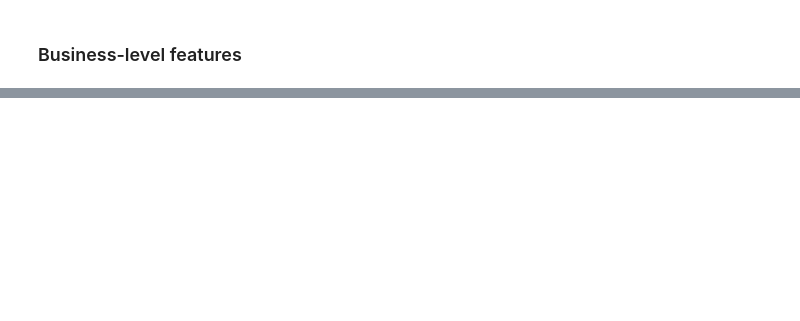
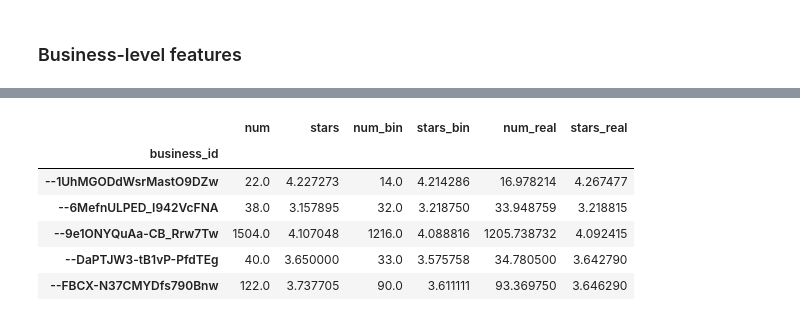
Before and after one commit to GioFic95/restaurant-recommendation-system, a Jupyter notebook: src/main_notebook.ipynb, the cells around one changed output, grey strips where cells are left out. Saved outputs shown, nothing was run; the diff lists cells and outputs as text; code cells hidden in the pictures; blank space fills up the shorter version.

Commit message:
historical features (part 5 - business-level features computed)

```diff
--- a/src/main_notebook.ipynb
+++ b/src/main_notebook.ipynb
@@ -31,8 +30,7 @@ We explore the resulting datasets:
 # %%
 dataset_list = _glob.glob("../dataset/[!checked]*.pickle")
 for d in dataset_list:
-    pickle_dataset = open(d, "rb")
-    dataset = _pickle.load(pickle_dataset)
+    dataset = _pd.read_pickle(d)
 
     f = _os.path.splitext(_os.path.basename(d))[0]
     c = ", ".join(list(dataset.columns))
@@ -259,7 +250,7 @@ users.head()
 | dD0gZpBctWGdWo9WlGuhlA | Angela | 3.703313 | 2014-05-22 | 17 | 0 | 5 | 30 | 14 | 4 | ... |
 | MM4RJAeH6yuaN8oZDSt0RA | Nancy | 3.703313 | 2013-10-23 | 361 | 4 | 39 | 1114 | 665 | 279 | ... |
 # %%
-def f(grouped):
+def _f(grouped):
     d = {}
 
     d['num'] = grouped['stars'].size
@@ -273,22 +264,3 @@ def f(grouped):
     d['stars_real'] = _np.average(grouped['stars'], weights=grouped['real_truth_score'])
 
     return _pd.Series(d, index=['num', 'stars', 'num_bin', 'stars_bin', 'num_real', 'stars_real'])
-
-grouped_reviews = review_hist.groupby('user_id').apply(f)
-
-# grouped = review_hist.groupby('user_id')
-#
-# group_sizes = grouped['review_id'].agg(_np.size)
-# group_stars = grouped['stars'].agg(_np.mean)
-#
-# group_sizes_bin = grouped['review_id'].agg(_np.size)
-# group_stars_bin = grouped['stars'].agg(_np.mean)
-#
-# group_sizes_real = grouped['review_id'].agg(_np.size)
-# group_stars_real = grouped['stars'].agg(_np.mean)
-#
-# grouped_reviews = _pd.DataFrame({'num':group_sizes, 'stars':group_stars,
-#                                  'num_bin':group_sizes_bin, 'stars_bin':group_stars_bin,
-#                                  'num_real':group_sizes_real, 'stars_real':group_stars_real})
-
-grouped_reviews.head()
@@ -413,3 +377,7 @@ restaurants = _pickle.load(pickle_restaurants)
+# %%
+restaurants = _pd.read_pickle("../dataset/restaurants.pickle")
+review_hist = _pd.read_pickle('../dataset/m2_n9/review_hist.pickle')
+avg_stars = review_hist['stars'].mean()
 # %%
 restaurants = restaurants.assign(average_stars=avg_stars)
 restaurants = restaurants.assign(num_reviews=0)
@@ -422,6 +399,14 @@ restaurants.head()
 # %%
-grouped_reviews = review_hist.groupby('business_id').apply(f)
+grouped_reviews = review_hist.groupby('business_id').apply(_f)
 grouped_reviews.head()
+# %% [output]
+|  | num | stars | num_bin | stars_bin | num_real | stars_real |
+| business_id |  |  |  |  |  |  |
+| --1UhMGODdWsrMastO9DZw | 22.0 | 4.227273 | 14.0 | 4.214286 | 16.978214 | 4.267477 |
+| --6MefnULPED_I942VcFNA | 38.0 | 3.157895 | 32.0 | 3.218750 | 33.948759 | 3.218815 |
+| --9e1ONYQuAa-CB_Rrw7Tw | 1504.0 | 4.107048 | 1216.0 | 4.088816 | 1205.738732 | 4.092415 |
+| --DaPTJW3-tB1vP-PfdTEg | 40.0 | 3.650000 | 33.0 | 3.575758 | 34.780500 | 3.642790 |
+| --FBCX-N37CMYDfs790Bnw | 122.0 | 3.737705 | 90.0 | 3.611111 | 93.369750 | 3.646290 |
 # %%
 count = 1
 tot = len(grouped_reviews)
```
Also changed, not shown: parts of 14 cells of this notebook, 1 other file.
